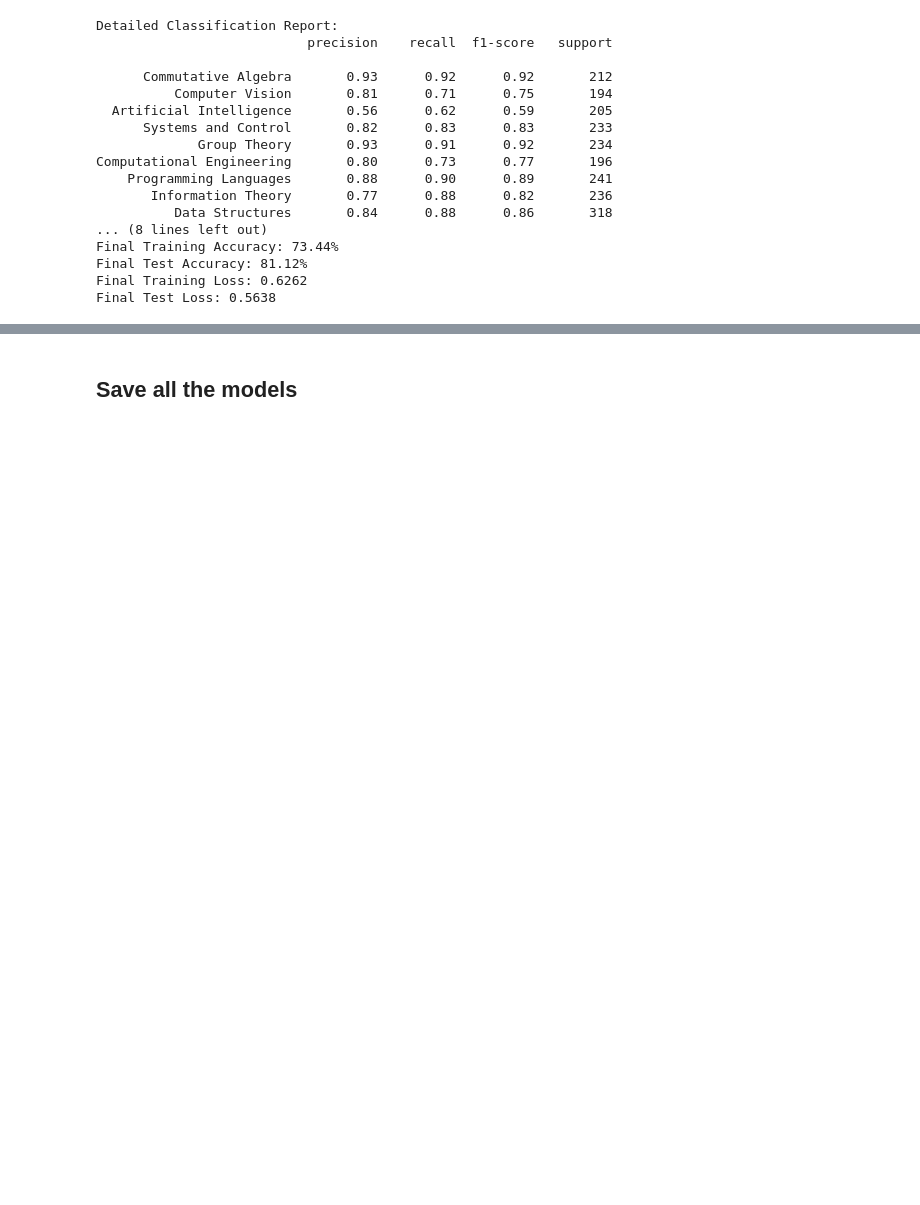
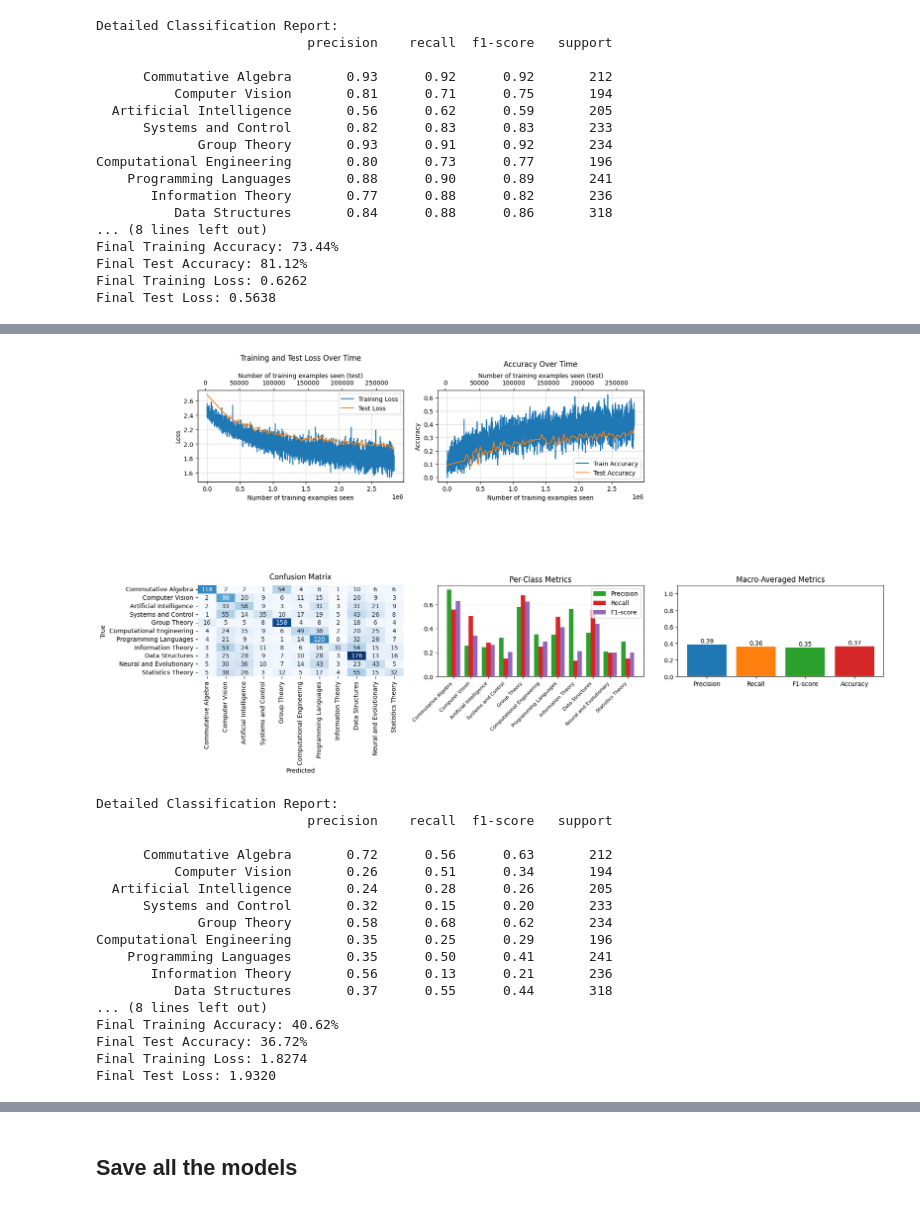
Before and after one commit to JonasLeeb/MLFPA_project, a Jupyter notebook: project.ipynb, the cells around one changed output, grey strips where cells are left out. Saved outputs shown, nothing was run; the diff lists cells and outputs as text; code cells hidden in the pictures; blank space fills up the shorter version.

```diff
--- a/project.ipynb
+++ b/project.ipynb
@@ -1500,0 +1505,8 @@ Final Test Loss: 0.5638
+# %%
+# load the BERT embeddings
+modernbert_embeddings_train = np.load("ModernBERT_embeddings\modernbert_embedding.npz")["bert_embedding"]
+print(f"BERT embeddings shape: {modernbert_embeddings_train.shape}")
+
+# load the BERT test embeddings
+modernbert_embeddings_test = np.load("ModernBERT_embeddings\modernbert_embedding_test.npz")["bert_embedding"]
+print(f"BERT test embeddings shape: {modernbert_embeddings_test.shape}")
@@ -1500,0 +1516,12 @@ Final Test Loss: 0.5638
+# %%
+network_ModernBERT = LogisticRegression(768)
+results_ModernBERT = train(
+    network_ModernBERT,
+    epochs=100,
+    data_train= modernbert_embeddings_train,
+    data_test= modernbert_embeddings_test,
+    labels_train= one_hot_labels_train,
+    labels_test= one_hot_labels_test,
+    log_interval=10,
+    lr=0.001
+)
@@ -1500,0 +1546,21 @@ Final Test Loss: 0.5638
+# %%
+plot_results(results_ModernBERT, class_names=list(arxiv_subjects.values()))
+# %% [output]
+[figure, added]
+Detailed Classification Report:
+                           precision    recall  f1-score   support
+
+      Commutative Algebra       0.72      0.56      0.63       212
+          Computer Vision       0.26      0.51      0.34       194
+  Artificial Intelligence       0.24      0.28      0.26       205
+      Systems and Control       0.32      0.15      0.20       233
+             Group Theory       0.58      0.68      0.62       234
+Computational Engineering       0.35      0.25      0.29       196
+    Programming Languages       0.35      0.50      0.41       241
+       Information Theory       0.56      0.13      0.21       236
+          Data Structures       0.37      0.55      0.44       318
+... (8 lines left out)
+Final Training Accuracy: 40.62%
+Final Test Accuracy: 36.72%
+Final Training Loss: 1.8274
+Final Test Loss: 1.9320
```
Also changed, not shown: parts of 8 cells of this notebook, 3 other files.
